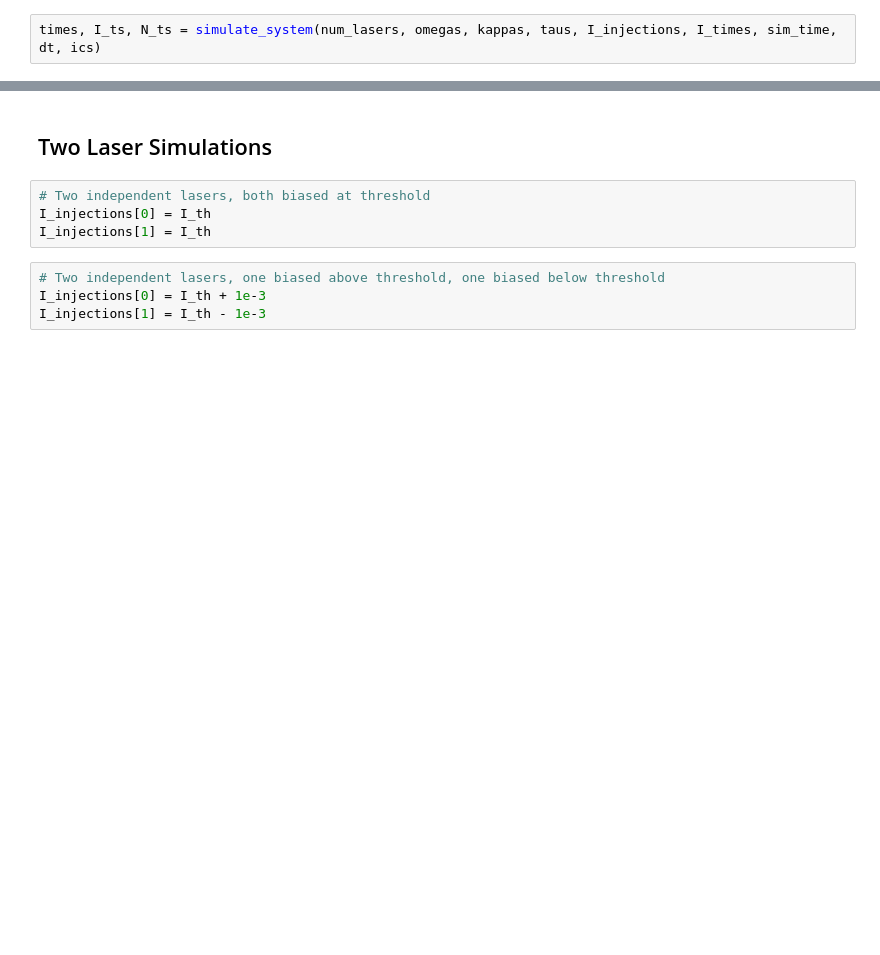
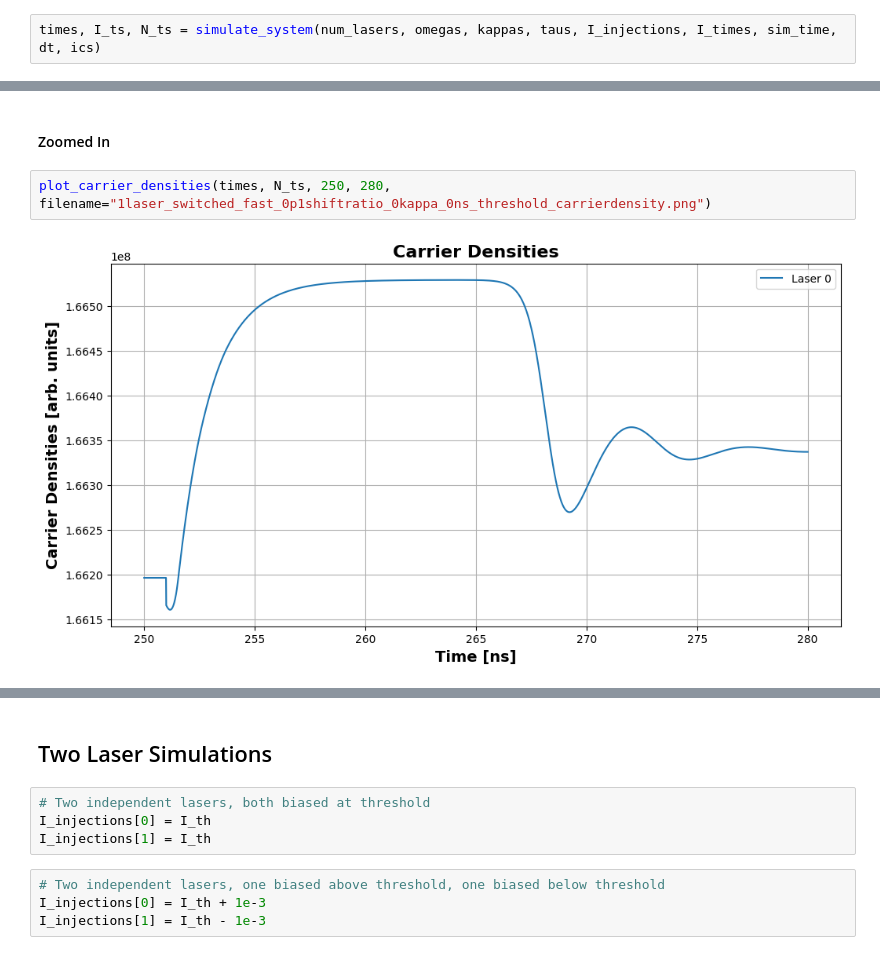
Before and after one commit to godwinduan/lasersim, a Jupyter notebook: MC_SLs_new.ipynb, the cells around one changed output, grey strips where cells are left out. Drawn from its saved outputs; the diff is of its cells as text; blank space fills up the shorter version.

```diff
--- a/MC_SLs_new.ipynb
+++ b/MC_SLs_new.ipynb
@@ -517,0 +667,6 @@ Avg normalized DC value of laser 0: 9.97e+03
+# %% [markdown]
+#### Zoomed In
+# %%
+plot_carrier_densities(times, N_ts, 250, 280, filename="1laser_switched_fast_0p1shiftratio_0kappa_0ns_threshold_carrierdensity.png")
+# %% [output]
+[figure, added]
```
Also changed, not shown: parts of 13 cells of this notebook, 16 other files.
